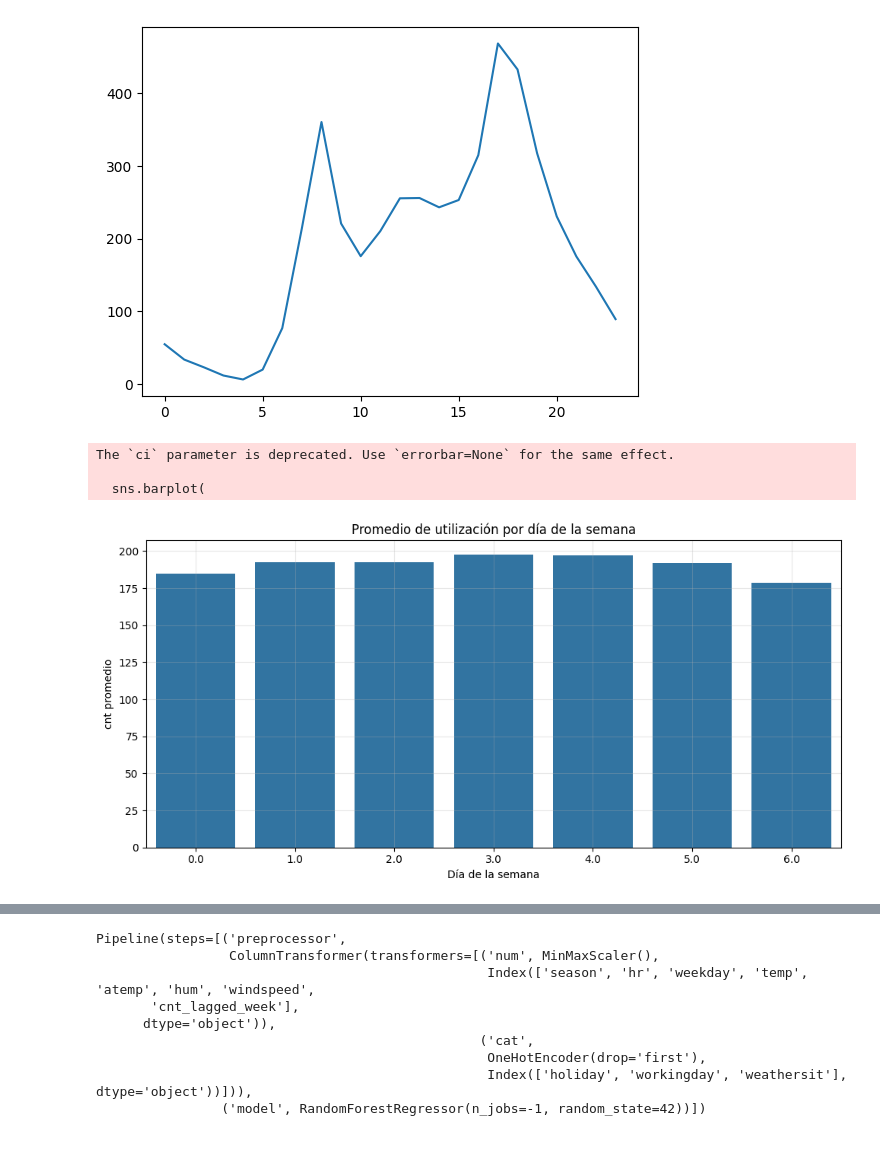
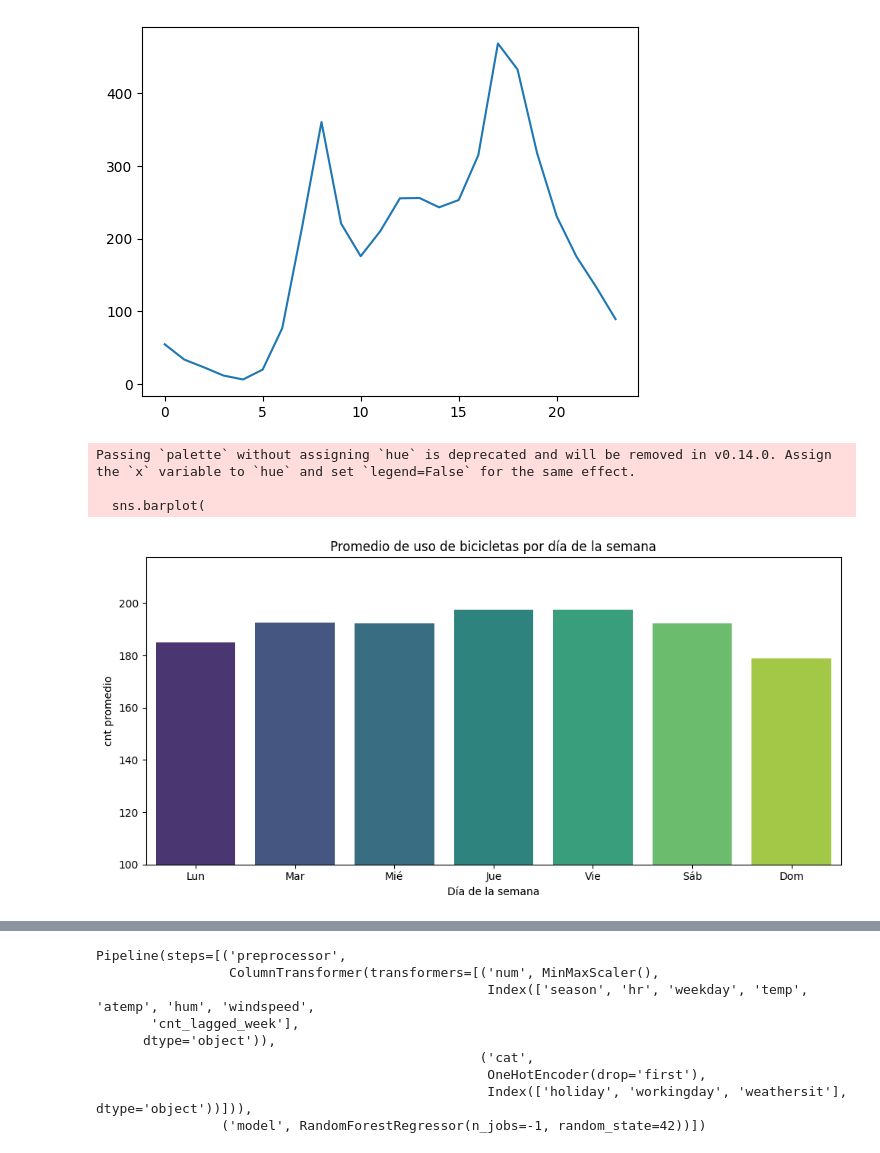
Before and after one commit to elchck81/machine-learning-final-project, a Jupyter notebook: notebooks/bike_sharing.ipynb, the cells around one changed output, grey strips where cells are left out. Drawn from its saved outputs; the diff is of its cells as text; code cells hidden in the pictures.

Commit message:
Gráficas finales para EDA del informe

```diff
--- a/notebooks/bike_sharing.ipynb
+++ b/notebooks/bike_sharing.ipynb
@@ -219,25 +210,37 @@ plt.show()
 # %% [output]
 [figure]
 # %%
+# 1. Agrupar por día de la semana y obtener promedios
+df_week = df.groupby('weekday')['cnt'].mean().reset_index()
+
+weekday_labels = ["Lun", "Mar", "Mié", "Jue", "Vie", "Sáb","Dom"]
+
 plt.figure(figsize=(10,5))
+
 sns.barplot(
-    data=df,
+    data=df_week,
     x='weekday',
     y='cnt',
-    estimator='mean',
-    ci=None
+    palette='viridis'
 )
 
-plt.title("Promedio de utilización por día de la semana")
+plt.title("Promedio de uso de bicicletas por día de la semana")
 plt.xlabel("Día de la semana")
 plt.ylabel("cnt promedio")
-plt.xticks(range(7))
 
-plt.grid(alpha=0.3)
+# 2. Etiquetas correctas
+plt.xticks(range(7), weekday_labels)
+
+# 3. Ajuste real del eje Y usando el rango del gráfico (no del DataFrame completo)
+y_min = 100
+y_max = df_week['cnt'].max() + 20   # pequeño margen para no cortar la barra
+
+plt.ylim(y_min, y_max)
+
 plt.tight_layout()
 plt.show()
 # %% [output]
-The `ci` parameter is deprecated. Use `errorbar=None` for the same effect.
+Passing `palette` without assigning `hue` is deprecated and will be removed in v0.14.0. Assign the `x` variable to `hue` and set `legend=False` for the same effect.
 
   sns.barplot(
-[figure, old version]
+[figure, new version]
```
Also changed, not shown: parts of 10 cells of this notebook, 1 other file.
